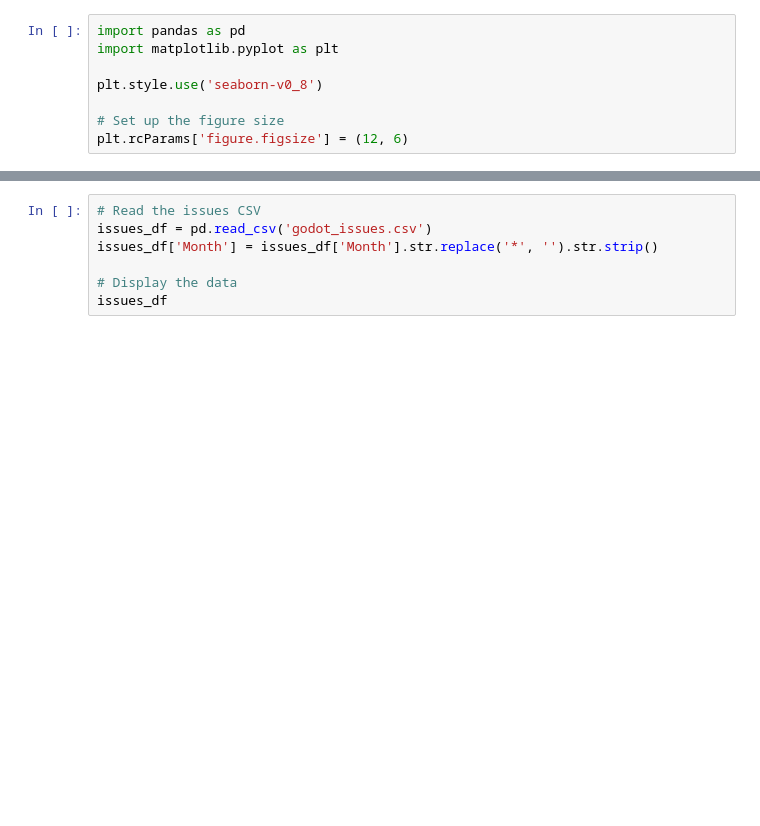
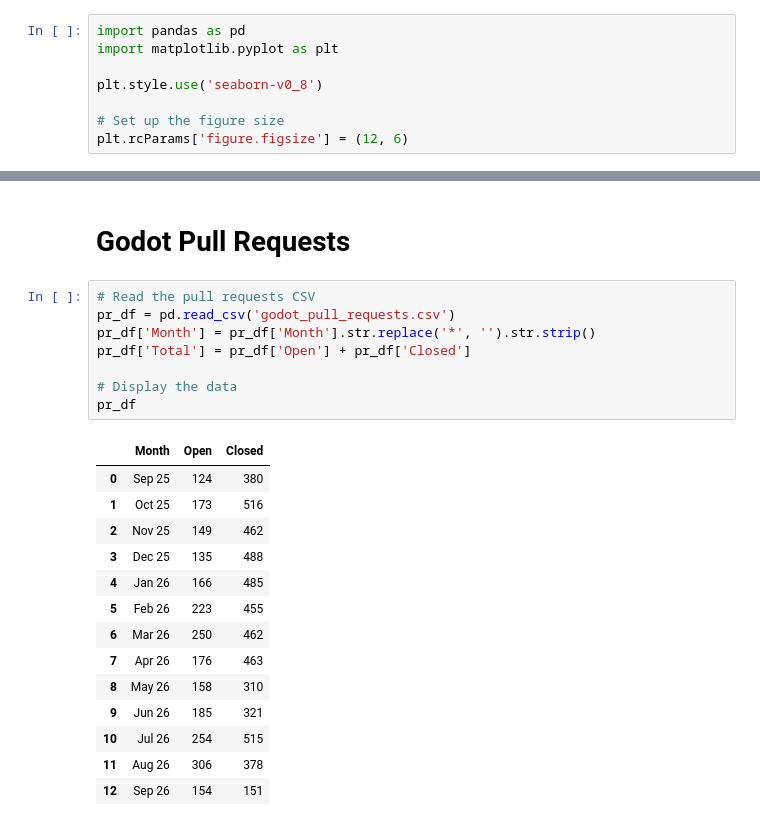
Before and after one commit to BungerColumbus/GodotContributorResearch, a Jupyter notebook: GodotPullRequestsAndIssues.ipynb, the cells around one changed output, grey strips where cells are left out. Saved outputs shown, nothing was run; the diff lists cells and outputs as text; blank space fills up the shorter version.

```diff
--- a/GodotPullRequestsAndIssues.ipynb
+++ b/GodotPullRequestsAndIssues.ipynb
@@ -15,8 +57,26 @@ plt.rcParams['figure.figsize'] = (12, 6)
+# %% [markdown]
+# Godot Pull Requests
 # %%
-# Read the issues CSV
-issues_df = pd.read_csv('godot_issues.csv')
-issues_df['Month'] = issues_df['Month'].str.replace('*', '').str.strip()
+# Read the pull requests CSV
+pr_df = pd.read_csv('godot_pull_requests.csv')
+pr_df['Month'] = pr_df['Month'].str.replace('*', '').str.strip()
+pr_df['Total'] = pr_df['Open'] + pr_df['Closed']
 
 # Display the data
-issues_df
+pr_df
+# %% [output]
+|  | Month | Open | Closed |
+| 0 | Sep 25 | 124 | 380 |
+| 1 | Oct 25 | 173 | 516 |
+| 2 | Nov 25 | 149 | 462 |
+| 3 | Dec 25 | 135 | 488 |
+| 4 | Jan 26 | 166 | 485 |
+| 5 | Feb 26 | 223 | 455 |
+| 6 | Mar 26 | 250 | 462 |
+| 7 | Apr 26 | 176 | 463 |
+| 8 | May 26 | 158 | 310 |
+| 9 | Jun 26 | 185 | 321 |
+| 10 | Jul 26 | 254 | 515 |
+| 11 | Aug 26 | 306 | 378 |
+| 12 | Sep 26 | 154 | 151 |
 # %%
```
Also changed, not shown: parts of 8 cells of this notebook.
